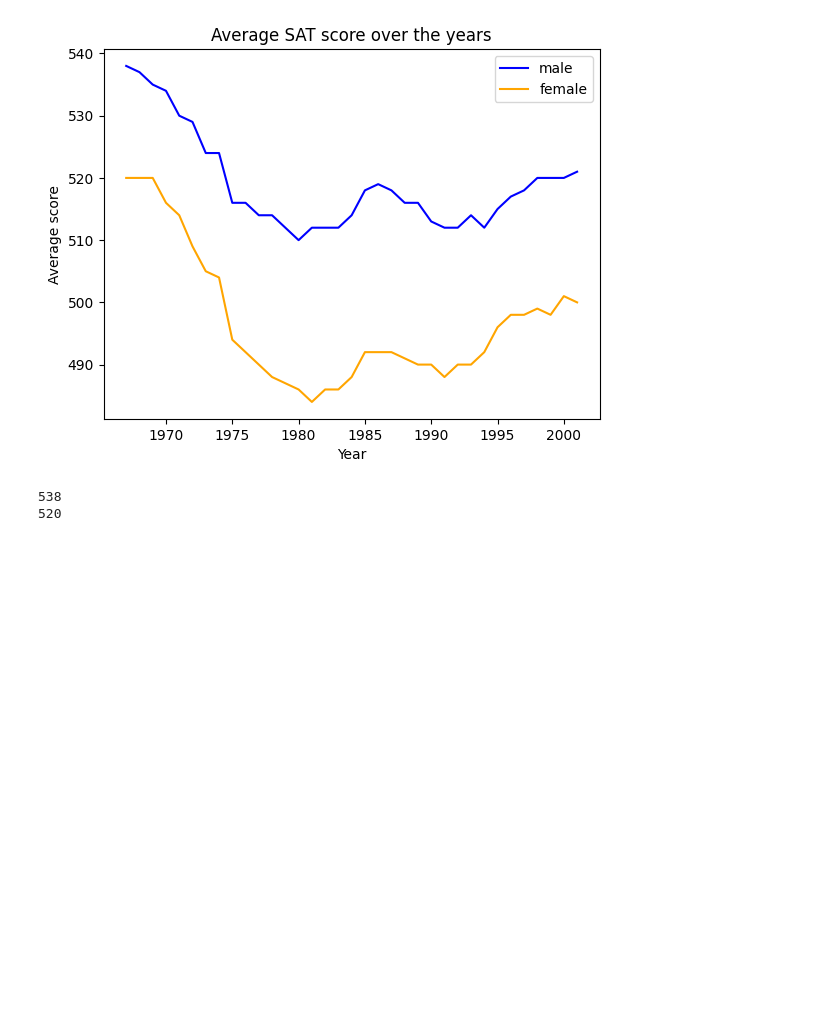
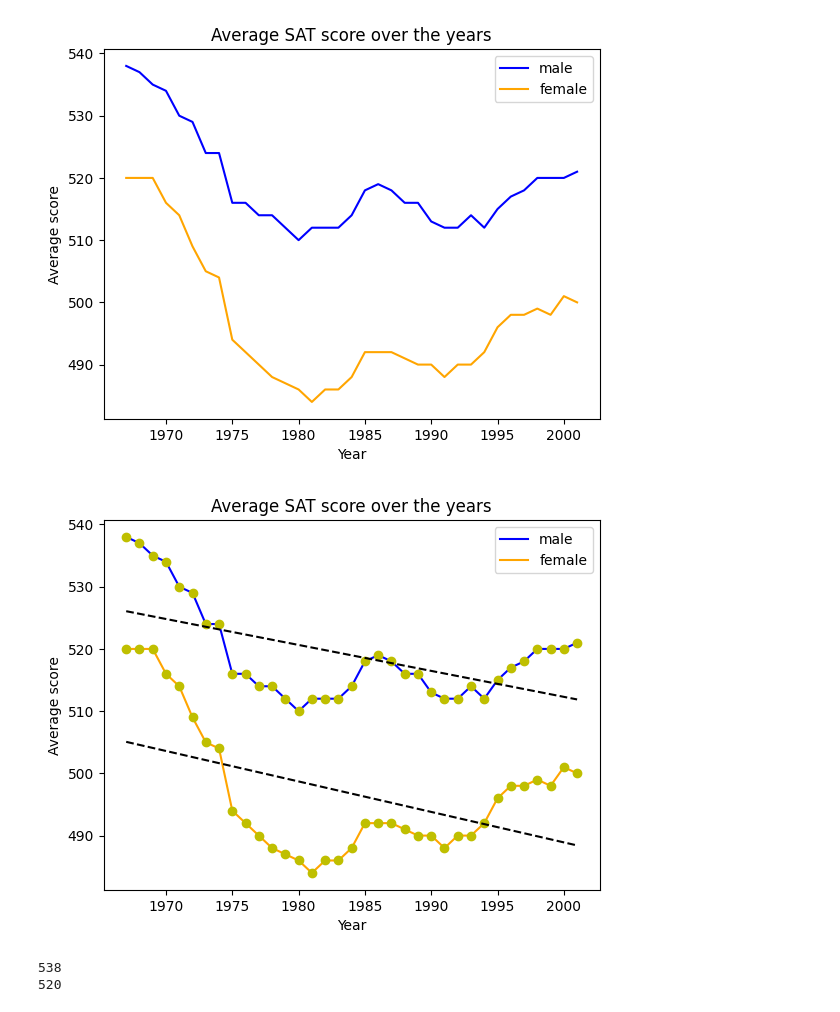
Before and after one commit to hazywho/dataScienceComp2025, a Jupyter notebook: Data/SAT/processing.ipynb, the cells around one changed output. Drawn from its saved outputs; the diff is of its cells as text; code cells hidden in the pictures; blank space fills up the shorter version.

```diff
--- a/Data/SAT/processing.ipynb
+++ b/Data/SAT/processing.ipynb
@@ -64,6 +146,26 @@ plt.legend()
 plt.savefig(fname="satScoreOverYears.jpg",dpi=300)
 # %% [output]
 [figure]
+# %%
+fig,ax = plt.subplots(1,1)
+
+ax.plot(df_sorted["Year"],df_sorted["M_averages"],linestyle="-",color="blue",label="male")
+ax.plot(df_sorted["Year"],df_sorted["F_averages"],linestyle="-",color="orange",label="female")
+plt.ylabel("Average score")
+plt.xlabel("Year")
+plt.title("Average SAT score over the years")
+plt.legend()
+
+coef1 = np.polyfit(df_sorted["Year"],df_sorted["M_averages"],1)
+poly1d_fn = np.poly1d(coef1)
+ax.plot(df_sorted["Year"],df_sorted["M_averages"], 'yo', df_sorted["Year"], poly1d_fn(df_sorted["Year"]), '--k')
+
+coef1 = np.polyfit(df_sorted["Year"],df_sorted["F_averages"],1)
+poly1d_fn = np.poly1d(coef1)
+ax.plot(df_sorted["Year"],df_sorted["F_averages"], 'yo', df_sorted["Year"], poly1d_fn(df_sorted["Year"]), '--k')
+plt.savefig(fname="satScoreOverYearsLR.jpg",dpi=300)
+# %% [output]
+[figure, added]
 # %%
 print(max(df.M_averages))
 print(max(df.F_averages))
```
Also changed, not shown: parts of 1 cell of this notebook, 5 other files.
